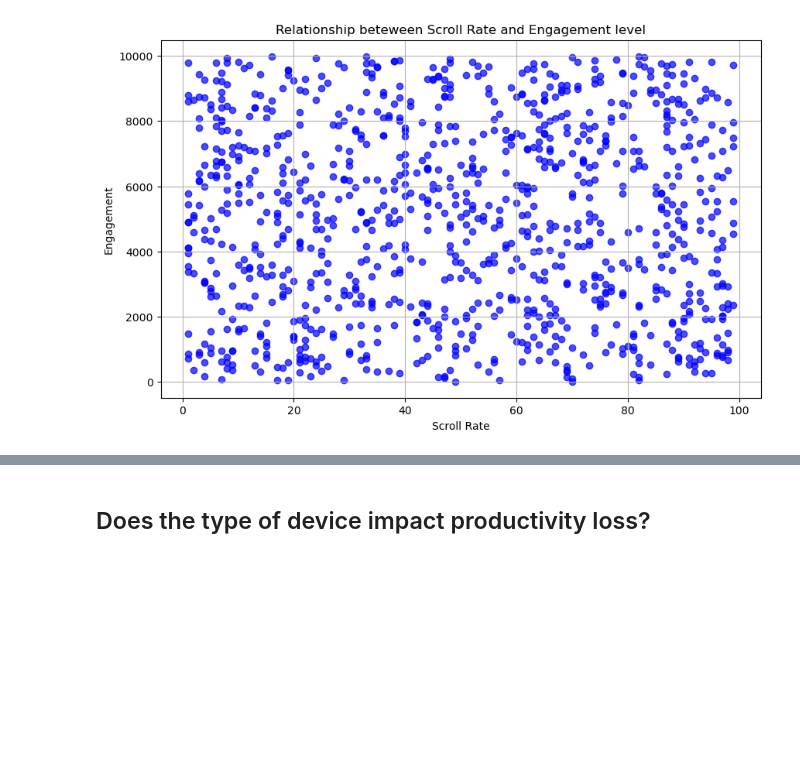
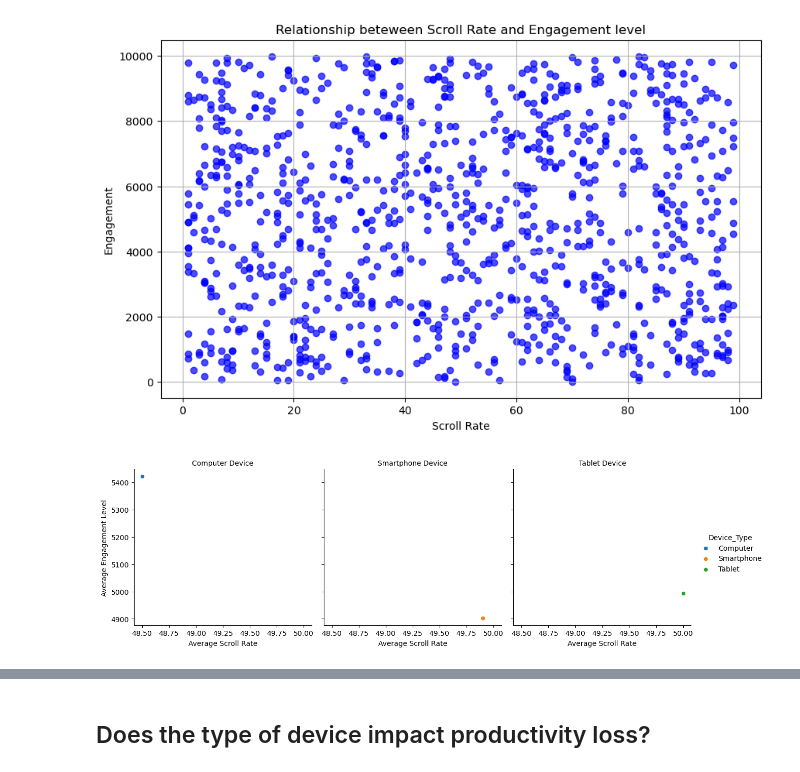
Before and after one commit to wrighang/project_01_team_11, a Jupyter notebook: Team_Eleven_Behavioral_Study.ipynb, the cells around one changed output, grey strips where cells are left out. Cells and saved outputs as stored; diff of their text form; code cells hidden in the pictures; blank space fills up the shorter version.

Commit message:
Added final code and graphs to ipynb file and finalized readme

```diff
--- a/Team_Eleven_Behavioral_Study.ipynb
+++ b/Team_Eleven_Behavioral_Study.ipynb
@@ -1064,3 +1066,18 @@ plt.grid(True)
 plt.show()
 # %% [output]
 [figure]
+# %%
+avg_df2= pd.DataFrame({
+    'Device_Type': device_avg_scroll_rate.index,
+    'Avg_Scroll_Rate': device_avg_scroll_rate,
+    'Avg_Engagement_Level': device_engagement_lvl
+})
+facet_scatter = sns.FacetGrid(avg_df2, col='Device_Type', hue='Device_Type', height=4, aspect=1)
+facet_scatter.map(sns.scatterplot, 'Avg_Scroll_Rate', 'Avg_Engagement_Level')
+facet_scatter.add_legend()
+
+facet_scatter.set_axis_labels('Average Scroll Rate', 'Average Engagement Level')
+facet_scatter.set_titles(col_template='{col_name} Device')
+plt.show()
+# %% [output]
+[figure, added]
```
Also changed, not shown: parts of 8 cells of this notebook, 2 other files.
